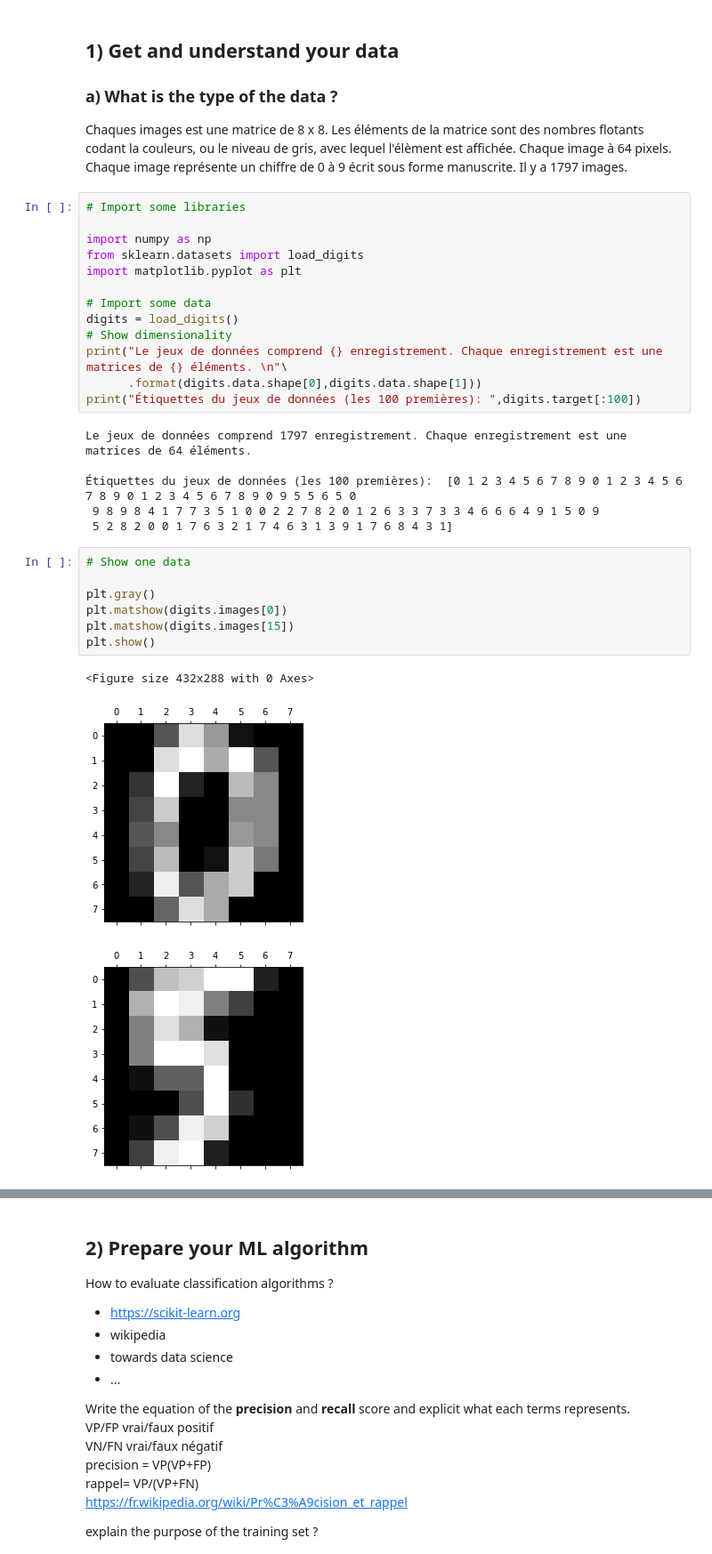
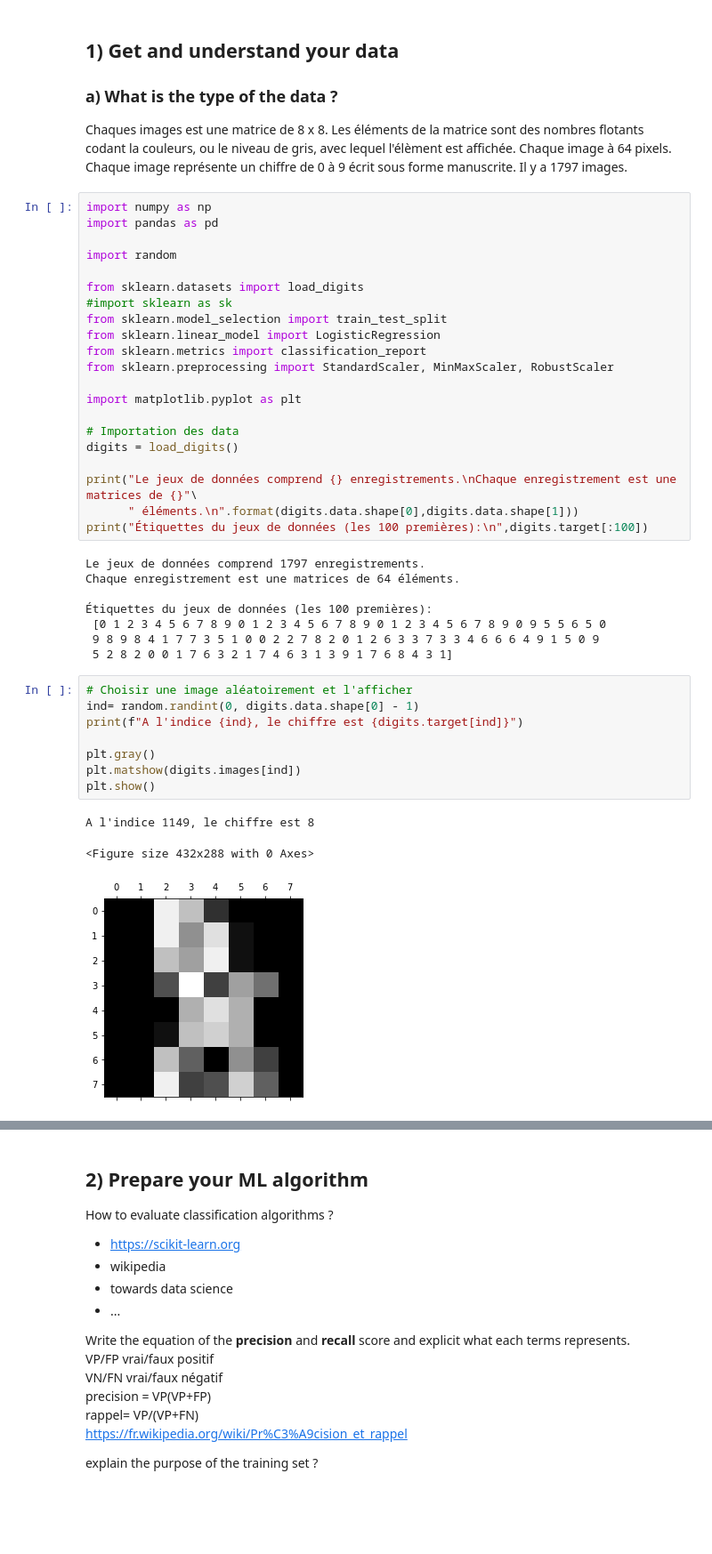
Before and after one commit to jpphi/brief5_handw, a Jupyter notebook: rendu_brief5_handw.ipynb, the cells around one changed output, grey strips where cells are left out. Shown: that part at 89% size. Drawn from its saved outputs; the diff is of its cells as text; blank space fills up the shorter version.

```diff
--- a/rendu_brief5_handw.ipynb
+++ b/rendu_brief5_handw.ipynb
@@ -22,32 +22,43 @@ Chaques images est une matrice de 8 x 8. Les éléments de la matrice sont des n
 couleurs, ou le niveau de gris, avec lequel l'élèment est affichée. Chaque image à 64 pixels.
 Chaque image représente un chiffre de 0 à 9 écrit sous forme manuscrite. Il y a 1797 images.
 # %%
-# Import some libraries
+import numpy as np
+import pandas as pd
 
-import numpy as np
+import random
+
 from sklearn.datasets import load_digits
+#import sklearn as sk
+from sklearn.model_selection import train_test_split
+from sklearn.linear_model import LogisticRegression
+from sklearn.metrics import classification_report
+from sklearn.preprocessing import StandardScaler, MinMaxScaler, RobustScaler
+
 import matplotlib.pyplot as plt
 
-# Import some data
+# Importation des data
 digits = load_digits()
-# Show dimensionality
-print("Le jeux de données comprend {} enregistrement. Chaque enregistrement est une matrices de {} éléments. \n"\
-      .format(digits.data.shape[0],digits.data.shape[1]))
-print("Étiquettes du jeux de données (les 100 premières): ",digits.target[:100])
+
+print("Le jeux de données comprend {} enregistrements.\nChaque enregistrement est une matrices de {}"\
+      " éléments.\n".format(digits.data.shape[0],digits.data.shape[1]))
+print("Étiquettes du jeux de données (les 100 premières):\n",digits.target[:100])
 # %% [output]
-Le jeux de données comprend 1797 enregistrement. Chaque enregistrement est une matrices de 64 éléments.
+Le jeux de données comprend 1797 enregistrements.
+Chaque enregistrement est une matrices de 64 éléments.
 
-Étiquettes du jeux de données (les 100 premières):  [0 1 2 3 4 5 6 7 8 9 0 1 2 3 4 5 6 7 8 9 0 1 2 3 4 5 6 7 8 9 0 9 5 5 6 5 0
+Étiquettes du jeux de données (les 100 premières):
+ [0 1 2 3 4 5 6 7 8 9 0 1 2 3 4 5 6 7 8 9 0 1 2 3 4 5 6 7 8 9 0 9 5 5 6 5 0
  9 8 9 8 4 1 7 7 3 5 1 0 0 2 2 7 8 2 0 1 2 6 3 3 7 3 3 4 6 6 6 4 9 1 5 0 9
  5 2 8 2 0 0 1 7 6 3 2 1 7 4 6 3 1 3 9 1 7 6 8 4 3 1]
-# %%
-# Show one data
-
-plt.gray()
-plt.matshow(digits.images[0])
-plt.matshow(digits.images[15])
-plt.show()
-# %% [output]
-<Figure size 432x288 with 0 Axes>
-[figure, removed]
-[figure, removed]
+# %%
+# Choisir une image aléatoirement et l'afficher
+ind= random.randint(0, digits.data.shape[0] - 1)
+print(f"A l'indice {ind}, le chiffre est {digits.target[ind]}")
+
+plt.gray()
+plt.matshow(digits.images[ind])
+plt.show()
+# %% [output]
+A l'indice 1149, le chiffre est 8
+<Figure size 432x288 with 0 Axes>
+[figure, added]
```
Also changed, not shown: parts of 30 cells of this notebook, 1 other file.
